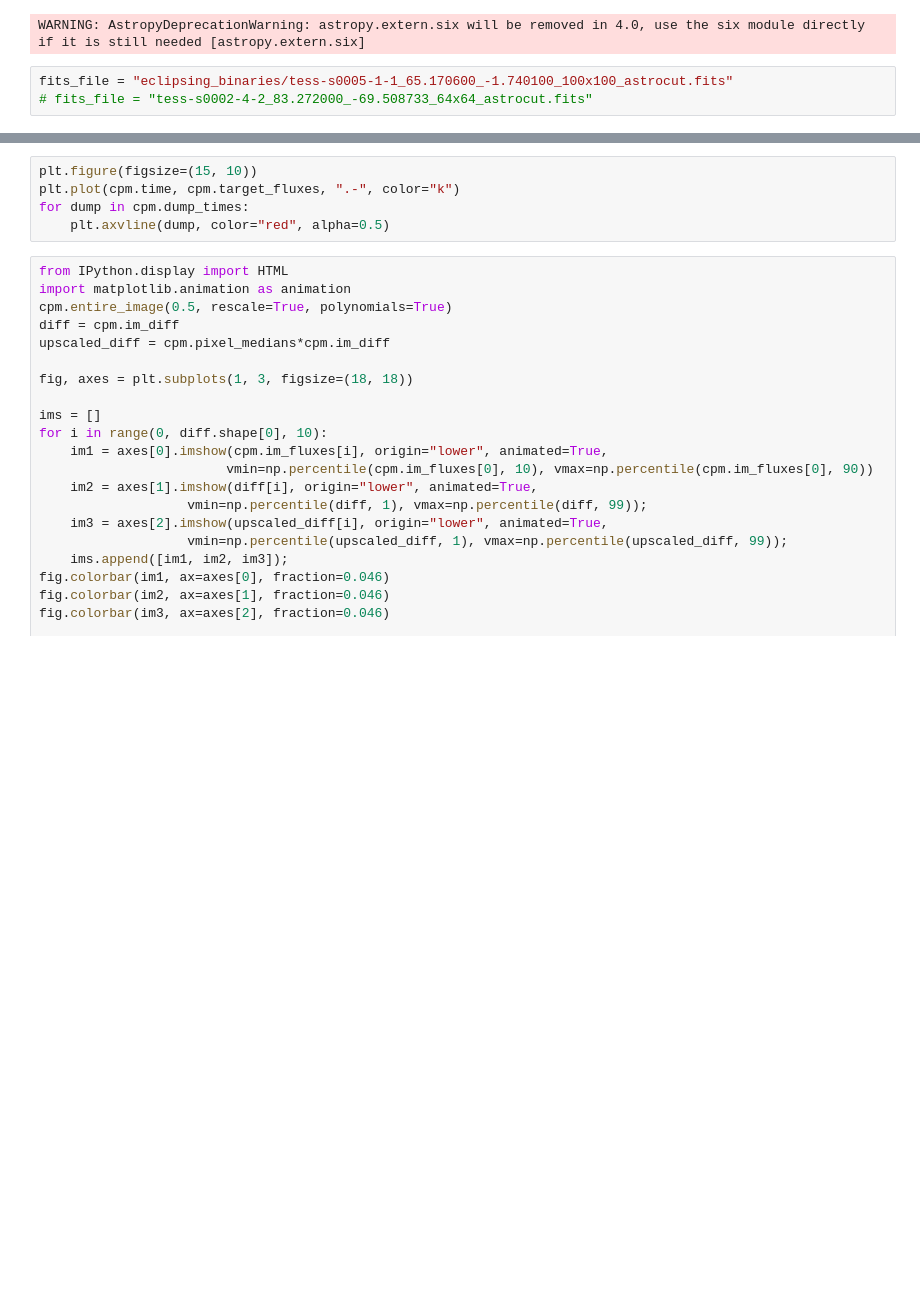
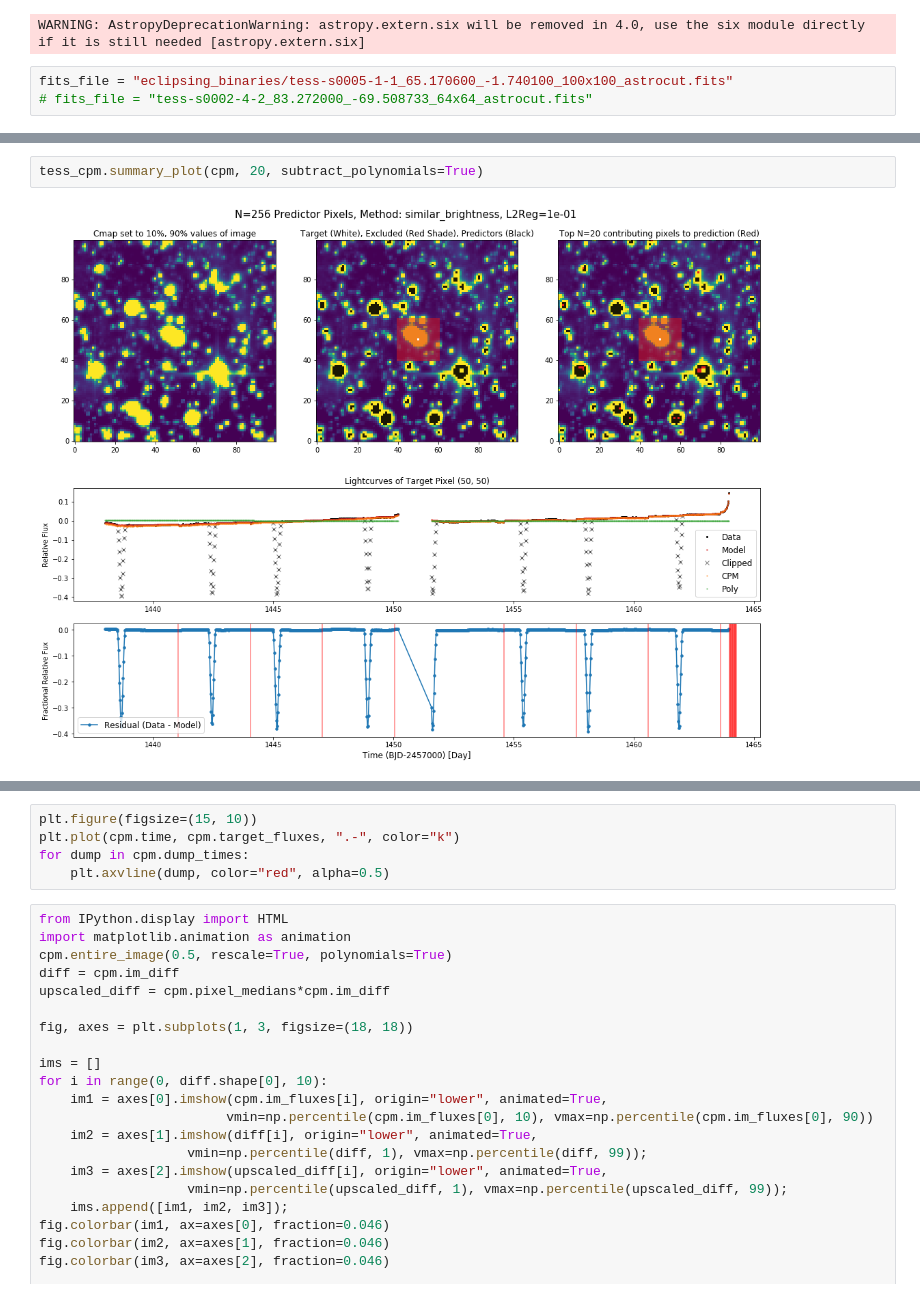
Before and after one commit to soichiro-hattori/unpopular, a Jupyter notebook: eclipsing_binaries.ipynb, the cells around one changed output, grey strips where cells are left out. Cells and saved outputs as stored; diff of their text form; blank space fills up the shorter version.

```diff
--- a/eclipsing_binaries.ipynb
+++ b/eclipsing_binaries.ipynb
@@ -32,0 +41,4 @@ False, None
+# %%
+tess_cpm.summary_plot(cpm, 20, subtract_polynomials=True)
+# %% [output]
+[figure, added]
```
Also changed, not shown: parts of 13 cells of this notebook, 6 other files.
